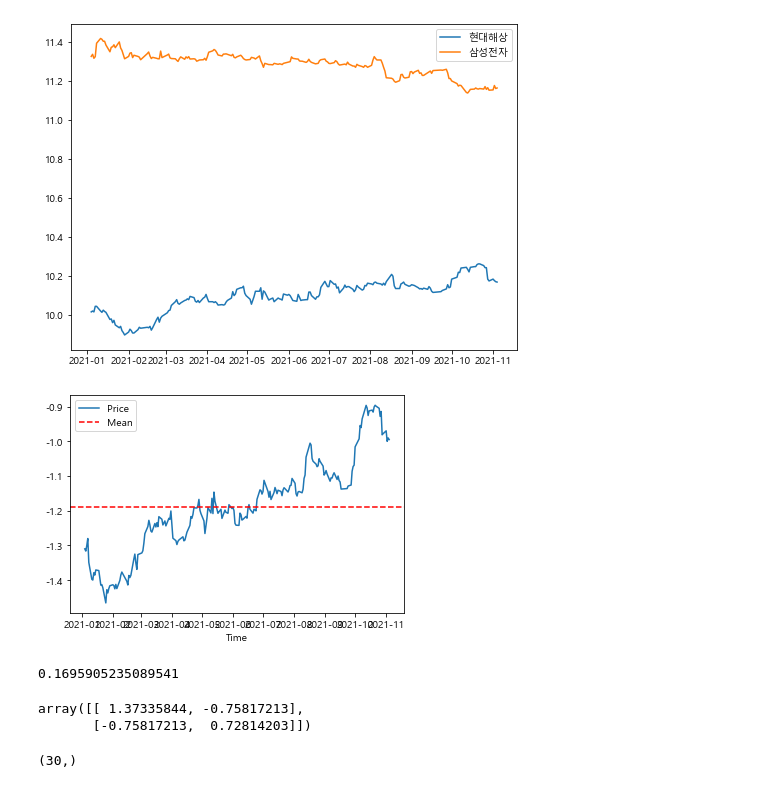
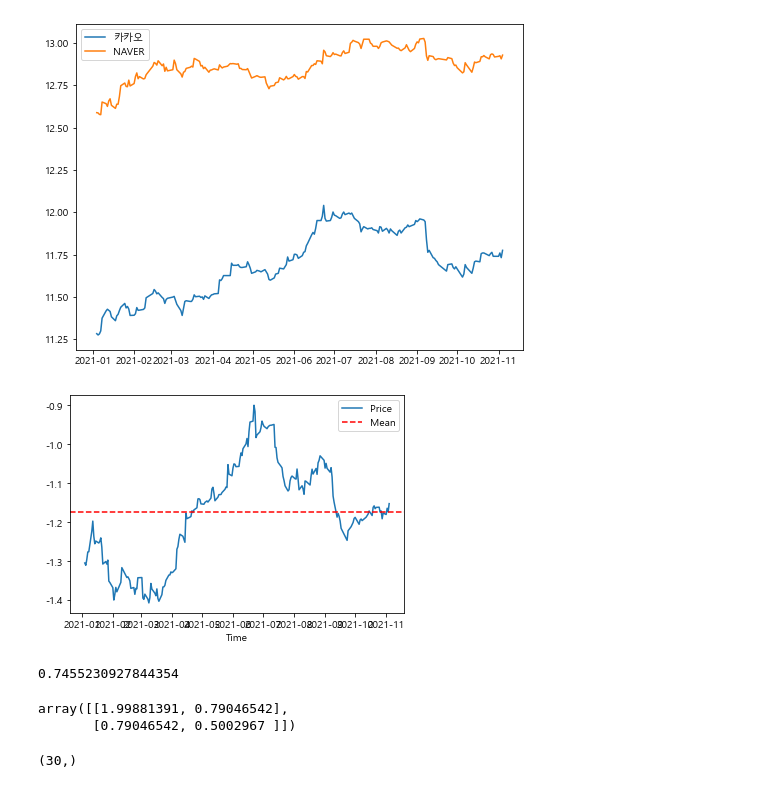
Before and after one commit to ghdakrk/Study_quant, a Jupyter notebook: pair_trading.ipynb, the cells around one changed output. Cells and saved outputs as stored; diff of their text form; code cells hidden in the pictures.

```diff
--- a/pair_trading.ipynb
+++ b/pair_trading.ipynb
@@ -31,25 +27,25 @@ stock_list.head()
 # %%
-name1 = '현대해상'
-name2 = '삼성전자'
+name1 = '카카오'
+name2 = 'NAVER'
 fromdate = str(20210101)
 todate = str(20211104)
 
 ticker1 = stock_list.loc[stock_list['종목명']== name1, '종목코드']
 df1 = stock.get_market_ohlcv_by_date(fromdate=fromdate, todate=todate, ticker=ticker1)
 
 ticker2 = stock_list.loc[stock_list['종목명']== name2, '종목코드']
 df2 = stock.get_market_ohlcv_by_date(fromdate=fromdate, todate=todate, ticker=ticker2)
 
 peal = np.log(df1['종가'])
 dev = np.log(df2['종가'])
 
 plt.figure(figsize=(8, 6))
 plt.plot(peal)
 plt.plot(dev)
 plt.legend([f'{name1}',f'{name2}'])
 plt.show()
 # %% [output]
-[figure, old version]
+[figure, new version]
 # %%
 plt.plot(peal-dev)
 plt.axhline((peal-dev).mean(), color='red', linestyle='--')
@@ -57,13 +53,13 @@ plt.xlabel('Time')
 plt.legend(['Price', 'Mean'])
 plt.show()
 # %% [output]
-[figure, old version]
+[figure, new version]
 # %%
 from statsmodels.tsa.stattools import coint
 score, pvalue, _ = coint(peal,dev)
 pvalue
 # %% [output]
-0.1695905235089541
+0.7455230927844354
 # %%
 corr = np.corrcoef(peal, dev)
 cov = np.cov(peal, dev)
@@ -73,8 +69,8 @@ ysd = np.std(dev, ddof=1)   # y의 표본표준편차
 
 cov / ( xsd * ysd )
 # %% [output]
-array([[ 1.37335844, -0.75817213],
-       [-0.75817213,  0.72814203]])
+array([[1.99881391, 0.79046542],
+       [0.79046542, 0.5002967 ]])
 # %%
 def get_pvalue(ls):
     name1, name2 = ls[0], ls[1]
```
Also changed, not shown: parts of 1 cell of this notebook, 1 other file.
